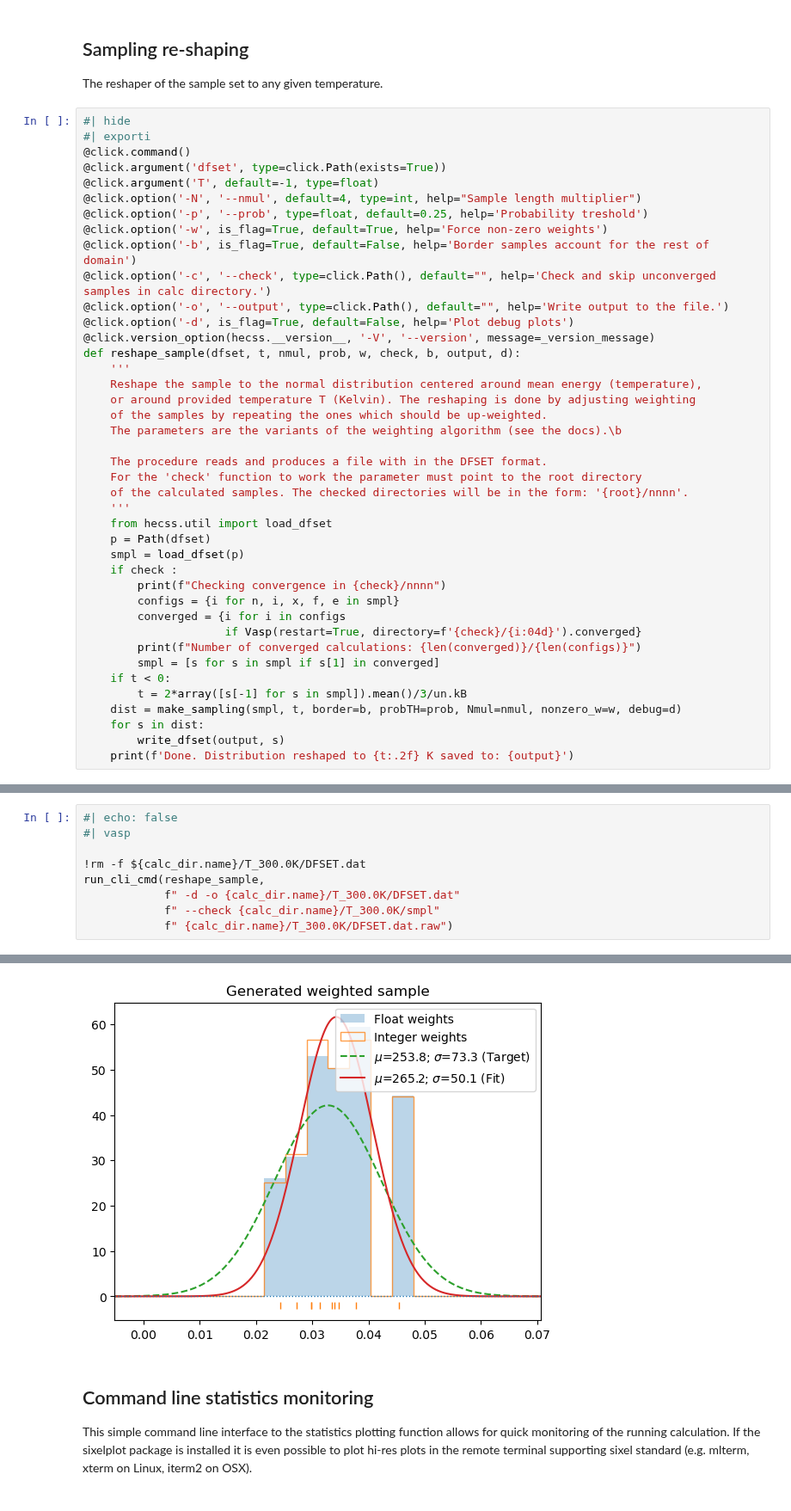
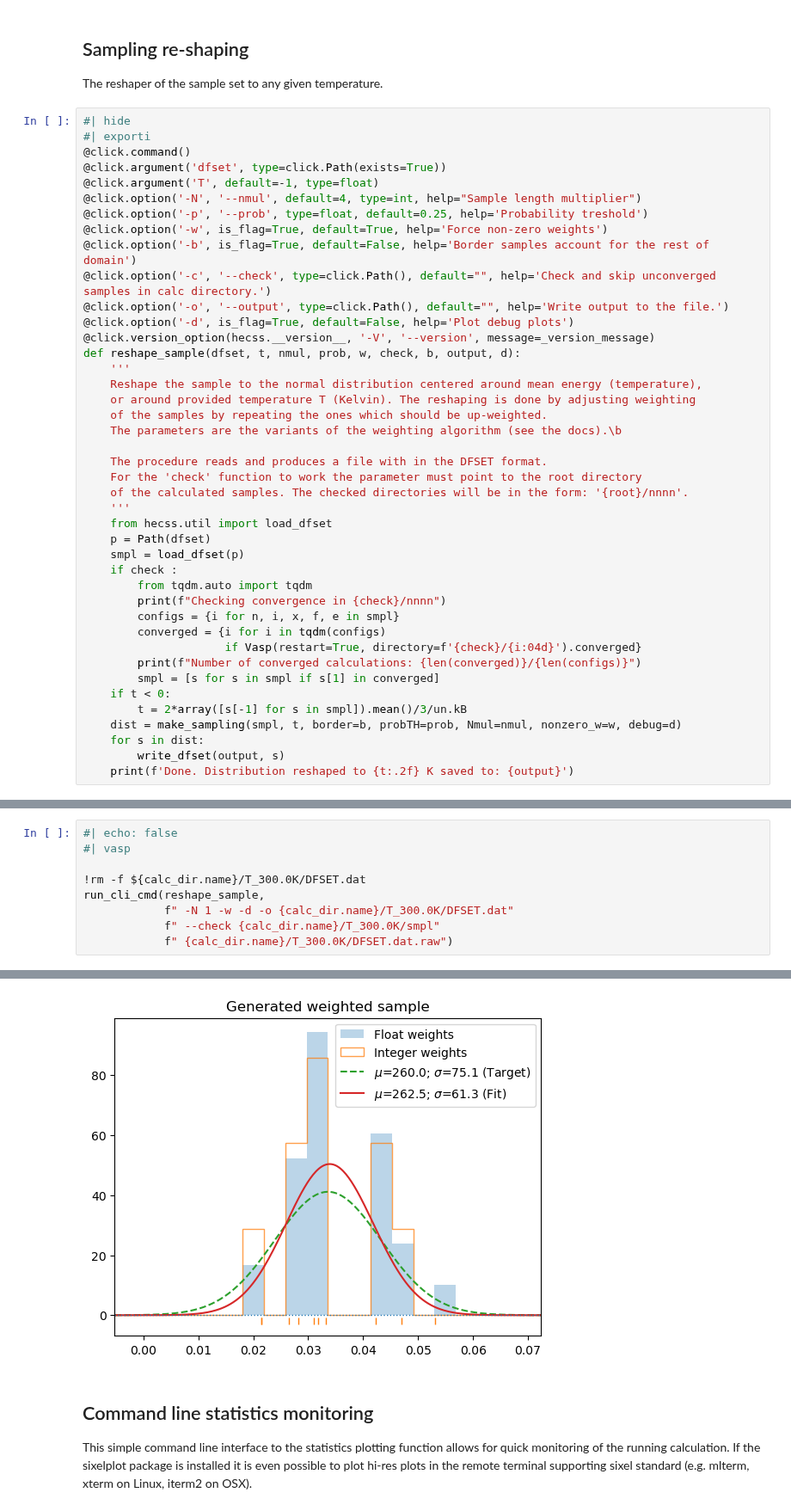
Before and after one commit to jochym/hecss, a Jupyter notebook: 02_CLI.ipynb, the cells around one changed output, grey strips where cells are left out. Shown at 86% size. Drawn from its saved outputs; the diff is of its cells as text.

```diff
--- a/02_CLI.ipynb
+++ b/02_CLI.ipynb
@@ -421,9 +421,10 @@ def reshape_sample(dfset, t, nmul, prob, w, check, b, output, d):
     p = Path(dfset)
     smpl = load_dfset(p)
     if check :
+        from tqdm.auto import tqdm
         print(f"Checking convergence in {check}/nnnn")
         configs = {i for n, i, x, f, e in smpl}
-        converged = {i for i in configs
+        converged = {i for i in tqdm(configs)
                      if Vasp(restart=True, directory=f'{check}/{i:04d}').converged}
         print(f"Number of converged calculations: {len(converged)}/{len(configs)}")
         smpl = [s for s in smpl if s[1] in converged]
@@ -468,7 +469,7 @@ Done. Distribution reshaped to 314.17 K saved to: TMP/DFSET.dat
 
 !rm -f ${calc_dir.name}/T_300.0K/DFSET.dat
 run_cli_cmd(reshape_sample,
-            f" -d -o {calc_dir.name}/T_300.0K/DFSET.dat"
+            f" -N 1 -w -d -o {calc_dir.name}/T_300.0K/DFSET.dat"
             f" --check {calc_dir.name}/T_300.0K/smpl"
             f" {calc_dir.name}/T_300.0K/DFSET.dat.raw")
 # %% [output]
@@ -480,4 +481,4 @@ Done. Distribution reshaped to 253.84 K saved to: TMP/tmpd7jkerzi/T_300.0K/DFSET
-[figure, old version]
+[figure, new version]
 # %% [markdown]
 ## Command line statistics monitoring
 
```
Also changed, not shown: parts of 10 cells of this notebook, 7 other files.
